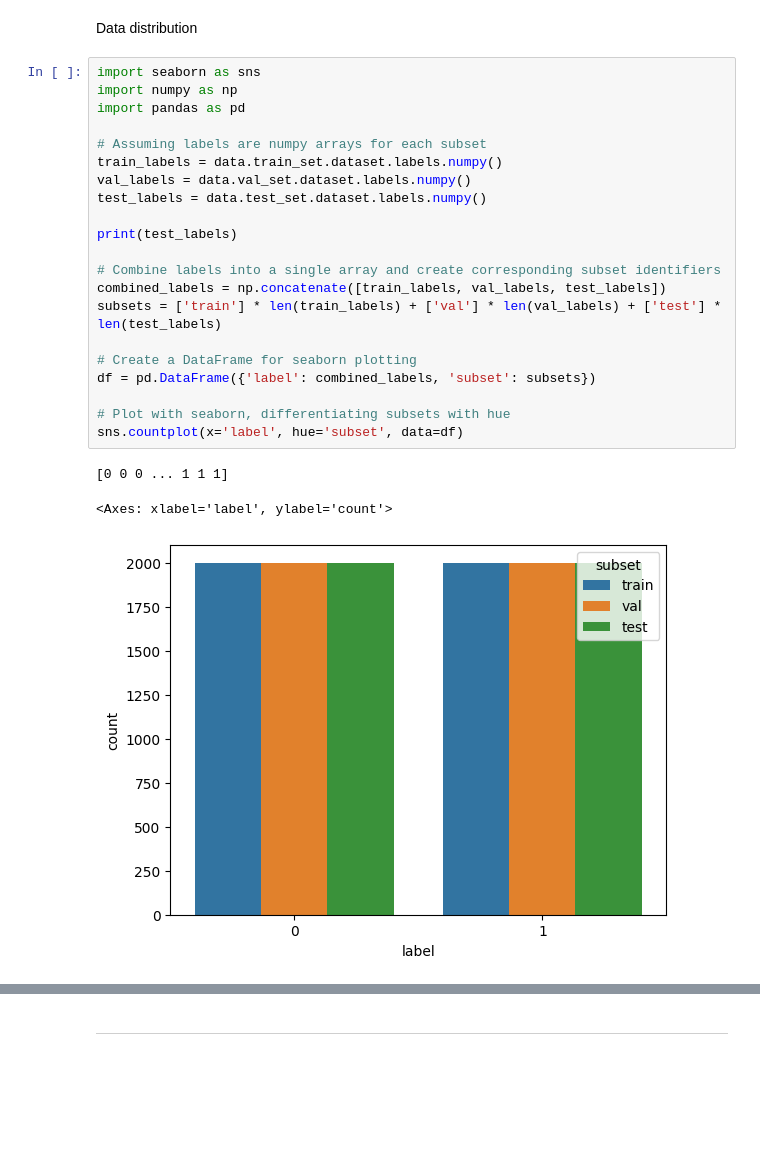
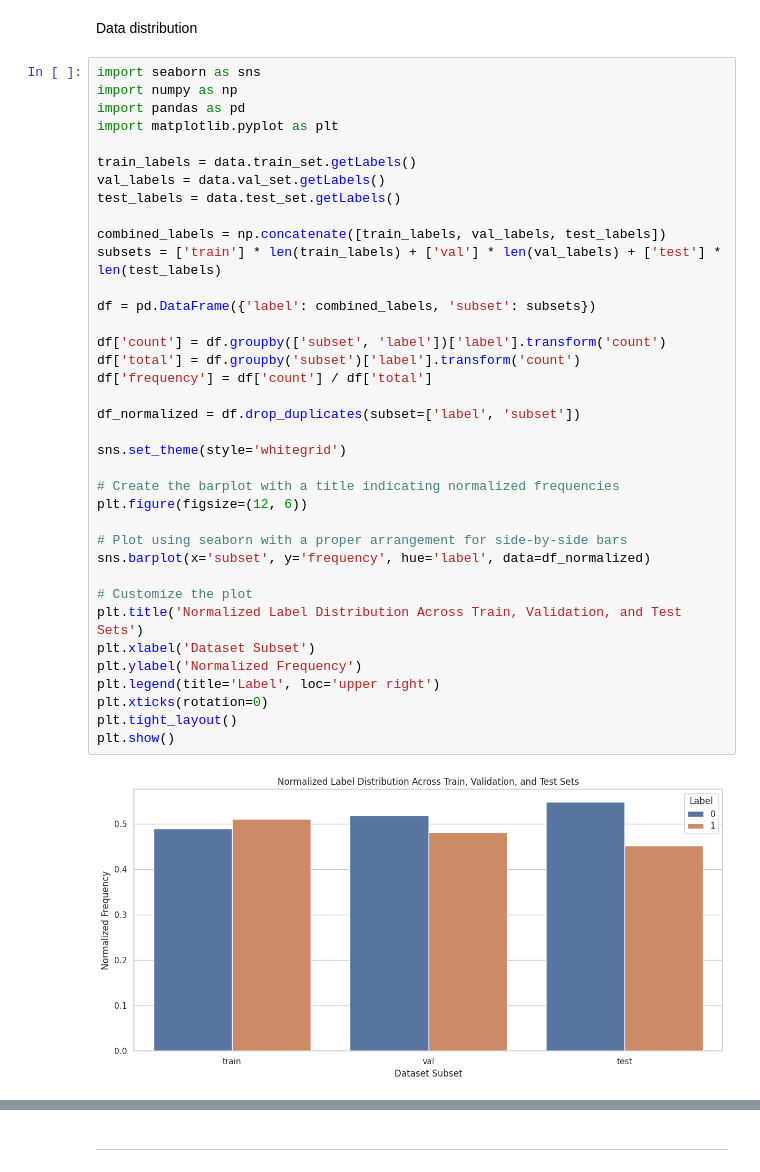
Before and after one commit to DaniAffCH/Vessel-Geometric-Transformers, a Jupyter notebook: main.ipynb, the cells around one changed output, grey strips where cells are left out. Drawn from its saved outputs; the diff is of its cells as text; blank space fills up the shorter version.

```diff
--- a/main.ipynb
+++ b/main.ipynb
@@ -64,30 +69,44 @@ AttributeError: 'int' object has no attribute 'value'
 # %% [markdown]
 Data distribution
-# %%
-import seaborn as sns
-import numpy as np
-import pandas as pd
-
-# Assuming labels are numpy arrays for each subset
-train_labels = data.train_set.dataset.labels.numpy()
-val_labels = data.val_set.dataset.labels.numpy()
-test_labels = data.test_set.dataset.labels.numpy()
-
-print(test_labels)
-
-# Combine labels into a single array and create corresponding subset identifiers
-combined_labels = np.concatenate([train_labels, val_labels, test_labels])
-subsets = ['train'] * len(train_labels) + ['val'] * len(val_labels) + ['test'] * len(test_labels)
-
-# Create a DataFrame for seaborn plotting
-df = pd.DataFrame({'label': combined_labels, 'subset': subsets})
-
-# Plot with seaborn, differentiating subsets with hue
-sns.countplot(x='label', hue='subset', data=df)
-# %% [output]
-[0 0 0 ... 1 1 1]
-<Axes: xlabel='label', ylabel='count'>
-[figure, removed]
+# %%
+import seaborn as sns
+import numpy as np
+import pandas as pd
+import matplotlib.pyplot as plt
+
+train_labels = data.train_set.getLabels()
+val_labels = data.val_set.getLabels()
+test_labels = data.test_set.getLabels()
+
+combined_labels = np.concatenate([train_labels, val_labels, test_labels])
+subsets = ['train'] * len(train_labels) + ['val'] * len(val_labels) + ['test'] * len(test_labels)
+
+df = pd.DataFrame({'label': combined_labels, 'subset': subsets})
+
+df['count'] = df.groupby(['subset', 'label'])['label'].transform('count')
+df['total'] = df.groupby('subset')['label'].transform('count')
+df['frequency'] = df['count'] / df['total']
+
+df_normalized = df.drop_duplicates(subset=['label', 'subset'])
+
+sns.set_theme(style='whitegrid')
+
+# Create the barplot with a title indicating normalized frequencies
+plt.figure(figsize=(12, 6))
+
+# Plot using seaborn with a proper arrangement for side-by-side bars
+sns.barplot(x='subset', y='frequency', hue='label', data=df_normalized)
+
+# Customize the plot
+plt.title('Normalized Label Distribution Across Train, Validation, and Test Sets')
+plt.xlabel('Dataset Subset')
+plt.ylabel('Normalized Frequency')
+plt.legend(title='Label', loc='upper right')
+plt.xticks(rotation=0)
+plt.tight_layout()
+plt.show()
+# %% [output]
+[figure, added]
 # %%
 from src.utils.definitions import Feature, Category
 from src.utils.data_analysis import plot_data
```
Also changed, not shown: parts of 10 cells of this notebook.
